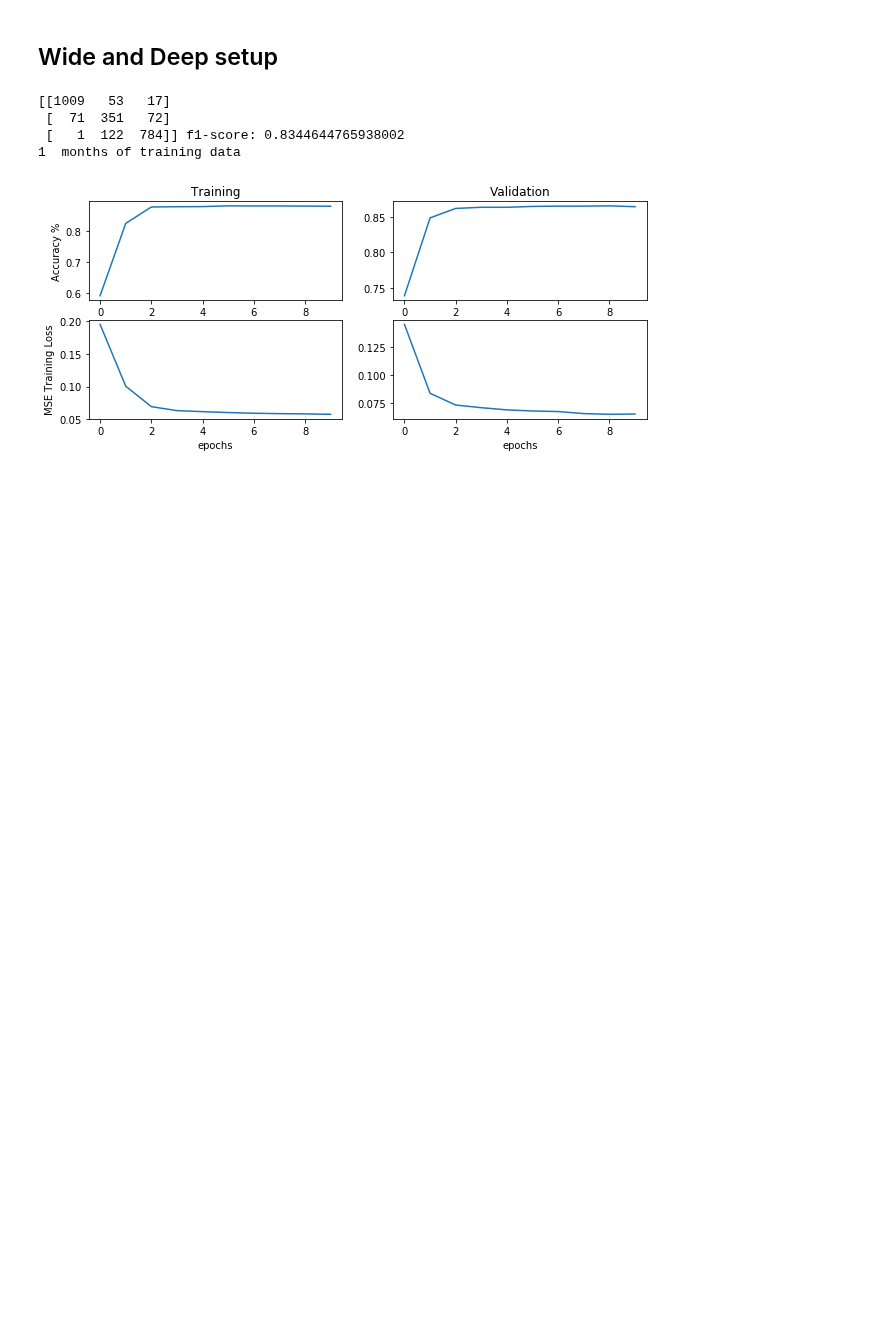
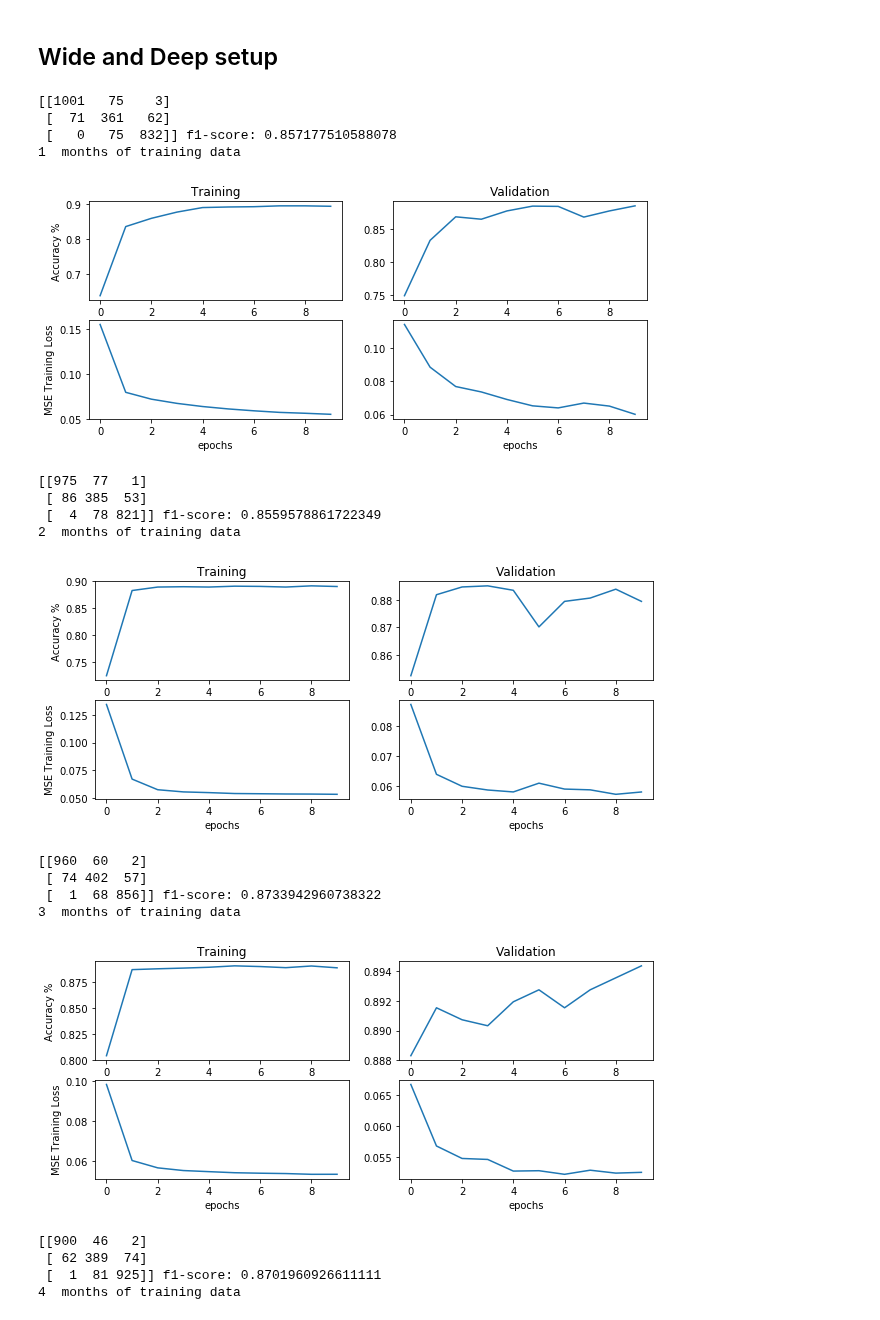
Before and after one commit to l1onh3art88/ml-lab2, a Jupyter notebook: lab5/lab5.ipynb, the cells around one changed output. Drawn from its saved outputs; the diff is of its cells as text; code cells hidden in the pictures; blank space fills up the shorter version.

```diff
--- a/lab5/lab5.ipynb
+++ b/lab5/lab5.ipynb
@@ -565,7 +570,8 @@ from keras.layers import concatenate
 from matplotlib import pyplot as plt
 from keras.utils.np_utils import to_categorical
 %matplotlib inline
-cross_columns = [['timeOfDay_int','day_int']]
+cross_columns = [['timeOfDay_int','day_int'],
+                 ['1hrAgo','2hrAgo','3hrAgo']]
 
 month = 1
 for train_index, test_index in tscv.split(x,y):
@@ -648,34 +654,48 @@ for train_index, test_index in tscv.split(x,y):
               metrics=['accuracy'])
     history = model.fit(X_ints_train + [X_train.iloc[:,:9]], # create a list of inputs for embeddings
         y_train, epochs=10, batch_size=32, verbose=0,
                        validation_data = (X_ints_test + [X_test.iloc[:,:9]], y_test))
     yhat = np.argmax(model.predict(X_ints_test + [X_test.iloc[:,:9]]),axis=1)
     print(mt.confusion_matrix(np.argmax(y_test,axis=1),yhat)
           ,'f1-score:',mt.f1_score(np.argmax(y_test,axis=1),yhat,average='macro'))
     print(month, ' months of training data')
     plt.figure(figsize=(10,4))
     plt.subplot(2,2,1)
     plt.plot(history.history['acc'])
 
     plt.ylabel('Accuracy %')
     plt.title('Training')
     plt.subplot(2,2,2)
     plt.plot(history.history['val_acc'])
     plt.title('Validation')
 
     plt.subplot(2,2,3)
     plt.plot(history.history['loss'])
     plt.ylabel('MSE Training Loss')
     plt.xlabel('epochs')
 
     plt.subplot(2,2,4)
     plt.plot(history.history['val_loss'])
     plt.xlabel('epochs')
     plt.show()
     month +=1
 # %% [output]
-[[1009   53   17]
- [  71  351   72]
- [   1  122  784]] f1-score: 0.8344644765938002
+[[1001   75    3]
+ [  71  361   62]
+ [   0   75  832]] f1-score: 0.857177510588078
 1  months of training data
-[figure, old version]
+[figure, new version]
+[[975  77   1]
+ [ 86 385  53]
+ [  4  78 821]] f1-score: 0.8559578861722349
+2  months of training data
+[figure, added]
+[[960  60   2]
+ [ 74 402  57]
+ [  1  68 856]] f1-score: 0.8733942960738322
+3  months of training data
+[figure, added]
+[[900  46   2]
+ [ 62 389  74]
+ [  1  81 925]] f1-score: 0.8701960926611111
+4  months of training data
```
Also changed, not shown: parts of 11 cells of this notebook.
